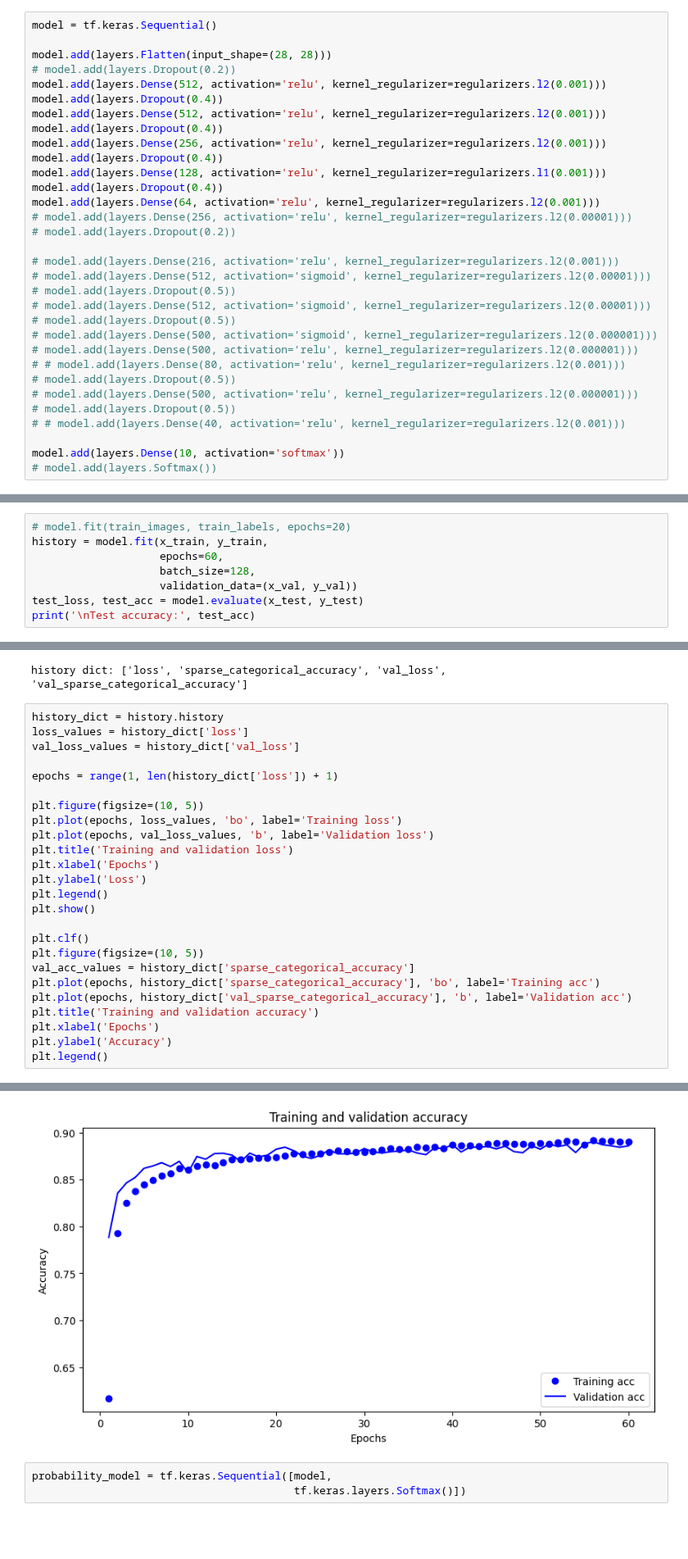
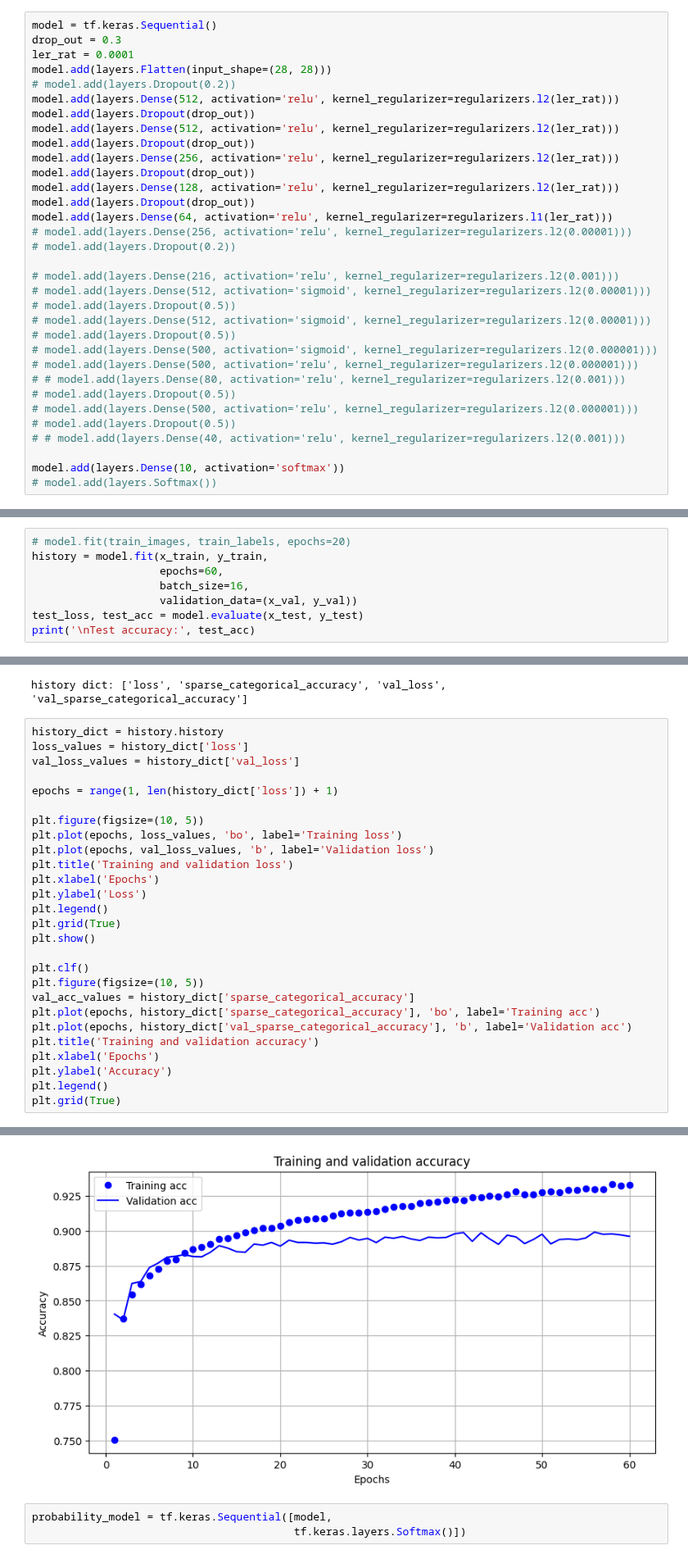
Before and after one commit to PavelStelmakhV/hw310-keras-fasion-mnist, a Jupyter notebook: keras_fasion_mnist_hw.ipynb, the cells around one changed output, grey strips where cells are left out. Shown at 82% size. Drawn from its saved outputs; the diff is of its cells as text; blank space fills up the shorter version.

```diff
--- a/keras_fasion_mnist_hw.ipynb
+++ b/keras_fasion_mnist_hw.ipynb
@@ -30,18 +30,19 @@ x_train = x_train[:-10000]
 y_train = y_train[:-10000]
 # %%
 model = tf.keras.Sequential()
-
+drop_out = 0.3
+ler_rat = 0.0001
 model.add(layers.Flatten(input_shape=(28, 28)))
 # model.add(layers.Dropout(0.2))
-model.add(layers.Dense(512, activation='relu', kernel_regularizer=regularizers.l2(0.001)))
-model.add(layers.Dropout(0.4))
-model.add(layers.Dense(512, activation='relu', kernel_regularizer=regularizers.l2(0.001)))
-model.add(layers.Dropout(0.4))
-model.add(layers.Dense(256, activation='relu', kernel_regularizer=regularizers.l2(0.001)))
-model.add(layers.Dropout(0.4))
-model.add(layers.Dense(128, activation='relu', kernel_regularizer=regularizers.l1(0.001)))
-model.add(layers.Dropout(0.4))
-model.add(layers.Dense(64, activation='relu', kernel_regularizer=regularizers.l2(0.001)))
+model.add(layers.Dense(512, activation='relu', kernel_regularizer=regularizers.l2(ler_rat)))
+model.add(layers.Dropout(drop_out))
+model.add(layers.Dense(512, activation='relu', kernel_regularizer=regularizers.l2(ler_rat)))
+model.add(layers.Dropout(drop_out))
+model.add(layers.Dense(256, activation='relu', kernel_regularizer=regularizers.l2(ler_rat)))
+model.add(layers.Dropout(drop_out))
+model.add(layers.Dense(128, activation='relu', kernel_regularizer=regularizers.l2(ler_rat)))
+model.add(layers.Dropout(drop_out))
+model.add(layers.Dense(64, activation='relu', kernel_regularizer=regularizers.l1(ler_rat)))
 # model.add(layers.Dense(256, activation='relu', kernel_regularizer=regularizers.l2(0.00001)))
 # model.add(layers.Dropout(0.2))
 
@@ -74,7 +75,7 @@ model.compile(#optimizer='adam',
 # model.fit(train_images, train_labels, epochs=20)
 history = model.fit(x_train, y_train,
                     epochs=60,
-                    batch_size=128,
+                    batch_size=16,
                     validation_data=(x_val, y_val))
 test_loss, test_acc = model.evaluate(x_test, y_test)
 print('\nTest accuracy:', test_acc)
@@ -114,6 +115,7 @@ plt.title('Training and validation loss')
 plt.xlabel('Epochs')
 plt.ylabel('Loss')
 plt.legend()
+plt.grid(True)
 plt.show()
 
 plt.clf()
@@ -125,4 +127,5 @@ plt.title('Training and validation accuracy')
 plt.xlabel('Epochs')
 plt.ylabel('Accuracy')
 plt.legend()
+plt.grid(True)
 # %% [output]
@@ -132,4 +134,4 @@ plt.legend()
-[figure, old version]
+[figure, new version]
 # %%
 probability_model = tf.keras.Sequential([model,
                                          tf.keras.layers.Softmax()])
```
Also changed, not shown: parts of 4 cells of this notebook.
